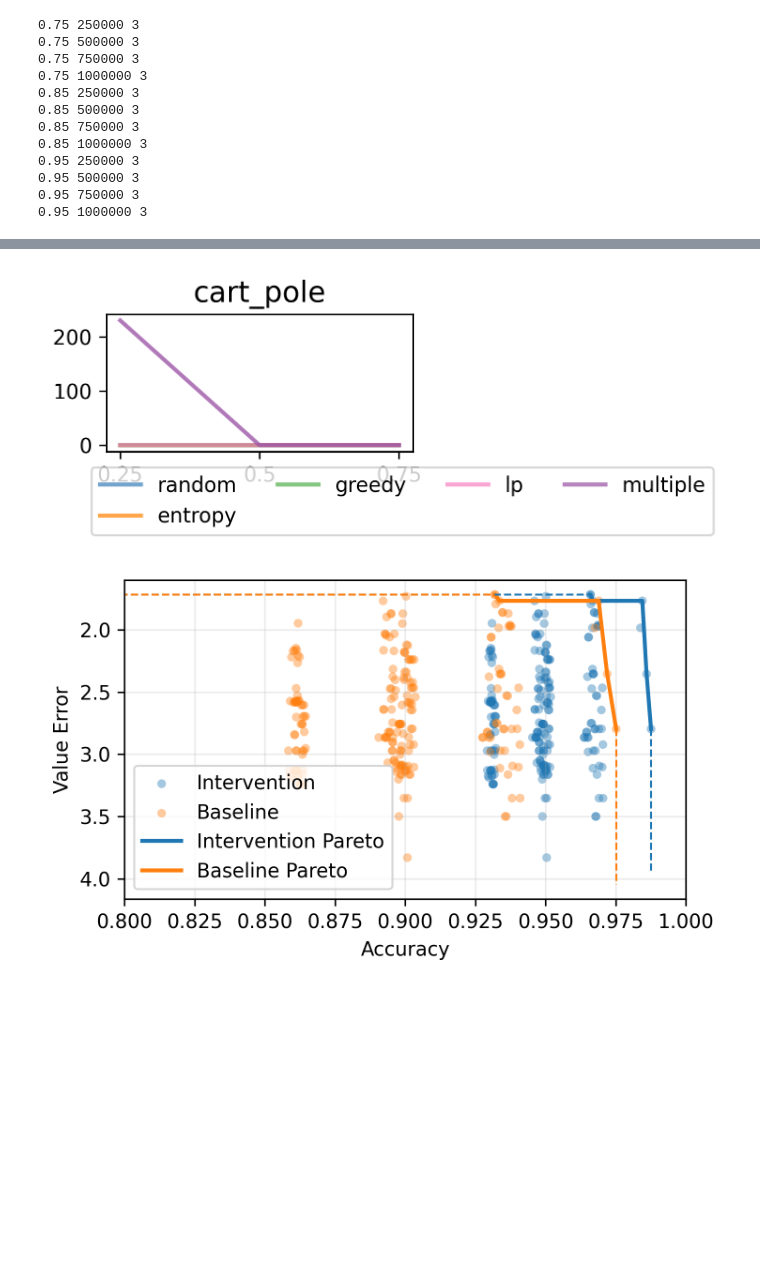
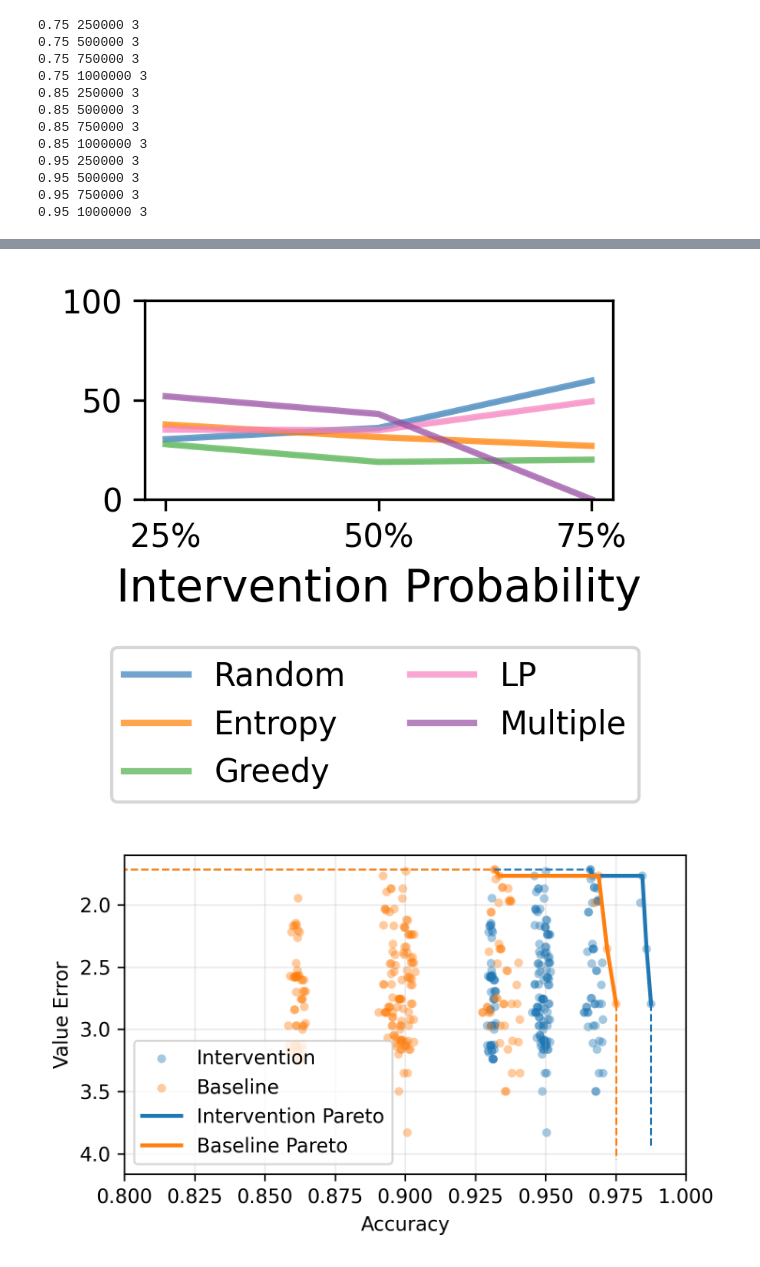
Before and after one commit to naveenr414/concept_decisions, a Jupyter notebook: scripts/notebooks/Plotting.ipynb, the cells around one changed output, grey strips where cells are left out. Drawn from its saved outputs; the diff is of its cells as text; code cells hidden in the pictures; blank space fills up the shorter version.

```diff
--- a/scripts/notebooks/Plotting.ipynb
+++ b/scripts/notebooks/Plotting.ipynb
@@ -308,10 +336,7 @@ for acc in concept_accuracies:
     for t in [250000,500000,750000,1000000]:
         matching_params = get_results_matching_parameters("imperfect","",{'environment_string': environment,'num_concepts_selected': num_concepts_selected, 'concept_accuracy':acc, 'training_timesteps': t})
         print(acc,t,len(matching_params))
-        if len(matching_params)>0:
-            temp.append(matching_params[0]['multiple']['reward'])
-        else:
-            temp.append(0)
+        temp.append(method_scales[1](np.mean([i['multiple']['reward'] for i in matching_params])))
     rewards.append(temp)
 rewards_accuracy = np.array(rewards)
 # %% [output]
@@ -339,10 +364,7 @@ for n in num_concepts_selected:
     for t in [250000,500000,750000,1000000]:
         matching_params = get_results_matching_parameters("imperfect","",{'environment_string': environment,'num_concepts_selected': n, 'concept_accuracy':0.95, 'training_timesteps': t})
         print(n,t,len(matching_params))
-        if len(matching_params)>0:
-            temp.append(matching_params[0]['multiple']['reward'])
-        else:
-            temp.append(0)
+        temp.append(method_scales[1](np.mean([i['multiple']['reward'] for i in matching_params])))
     rewards.append(temp)
 rewards_num_concepts = np.array(rewards)
 rewards_num_concepts
@@ -413,8 +435,8 @@ fig.savefig("../../results/figures/accuracy_num_concepts.pdf",dpi=300, bbox_inch
 # %%
 two_stage = []
 basic_comparison = []
-perfect_environments = ['cart_pole',"mini_grid","pong","boxing"]
-perfect_methods = ["imperfect_concepts","random","entropy","greedy","lp","multiple"]
+perfect_environments = ['cart_pole',"mini_grid"]#,"pong","boxing"]
+perfect_methods = ["imperfect_concepts","random","entropy","greedy","lp","policy_selection_lp"]
 
 num_concepts_selected = {
     'cart_pole': 3,
@@ -435,7 +457,7 @@ for j,e in enumerate(perfect_environments):
 
         print(e,m,len(matching_params))
         if len(matching_params) > 0:
-            performance = np.mean([i[m]['reward'] for i in matching_params])
+            performance = method_scales[j](np.mean([i[m]['reward'] for i in matching_params if m in i]))
             temp.append(performance)
         else:
             temp.append(0.0001)
@@ -445,16 +467,13 @@ all_performances_imperfect = []
 
 for j,e in enumerate(imperfect_environments):
     temp = []
-    for m in imperfect_methods:
+    for m in ["imperfect_concepts","random","entropy","greedy","lp","policy_selection_lp"]:
         matching_params = get_results_matching_parameters("basic","",{'environment_string': e,'training_timesteps':training_times[e],
                                                                     'num_concepts_selected': num_concepts_selected[e],'experiment': 'imperfect_comparison',
                                                                     'method': m})
 
-        if e in ['cart_pole','mini_grid']:
-            print([i[m]['reward'] for i in matching_params])
 
-
-        performance = np.mean([i[m]['reward'] for i in matching_params])
+        performance = method_scales[j](np.mean([i[m]['reward'] for i in matching_params]))
         temp.append(performance)
     all_performances_imperfect.append(temp)
 # %% [output]
@@ -562,7 +584,7 @@ for i in intervention_probability:
                                                                     'method': m, 'intervention_prob': i})
         print(i,m,len(matching_params))
         if len(matching_params) > 0:
-            performance = np.mean([i[m]['reward'] for i in matching_params])
+            performance = method_scales[0](np.mean([i[m]['reward'] for i in matching_params]))
             temp.append(performance)
         else:
             temp.append(0.0001)
@@ -589,31 +683,32 @@ for i in intervention_probability:
 # %%
 # Plot #concpet perf.
 # Plot Comparison for each env
 plot_dimensions = (1,1)
-titles = [["cart_pole"]]
+titles = [[""]]
 
 sup_y_label = ""
 overall_format = {'figsize':(3,2),
     'style_size': style_size,
     'has_grid': False,
-    'x_ticks': [[[list(range(len(intervention_probability))),intervention_probability] for i in range(5)] for j in range(1)]
+    'x_ticks': [[[list(range(len(intervention_probability))),["25%","50%","75%"]] for i in range(5)] for j in range(1)],
+    'y_lim': [[[0,100]]]
 }
 
-fig,ax = create_axes(plot_dimensions,overall_format,titles=titles)
+fig,ax = create_axes(plot_dimensions,overall_format,titles=titles,x_labels=[["Intervention Probability"]])
 
 line_format = {'color_palette': 'six_color', 'linewidth': 2}
 plt.tight_layout()
 
 x_groups = [list(range(len(intervention_probability))) for j in ['random','entropy','greedy','lp','multiple']]
 y_vals = np.array(cart_pole_interventions).T[1:]
 y_std = np.zeros(y_vals.shape)
-plot_line(ax[0][0],x_groups,y_vals,y_std,['random','entropy','greedy','lp','multiple'],line_format)
+plot_line(ax[0][0],x_groups,y_vals,y_std,['Random','Entropy','Greedy','LP','Multiple'],line_format)
 
-legend_format = {'style_size': style_size,'type': 'is_global', 'loc': 'lower left', 'ncol': 4, 'bbox_to_anchor': (0.15,-0.05),'fontsize': 14}
+legend_format = {'style_size': style_size,'type': 'is_global', 'loc': 'lower left', 'ncol': 2, 'bbox_to_anchor': (0.15,-0.3),'fontsize': 14}
 create_legend(fig,ax,plot_dimensions,legend_format)
 fig.savefig("../../results/figures/intervention_comparison.pdf",dpi=300, bbox_inches='tight')
 # %% [output]
-[figure, old version]
+[figure, new version]
 # %%
 two_stage = []
 basic_comparison = []
```
Also changed, not shown: parts of 17 cells of this notebook, 14 other files.
